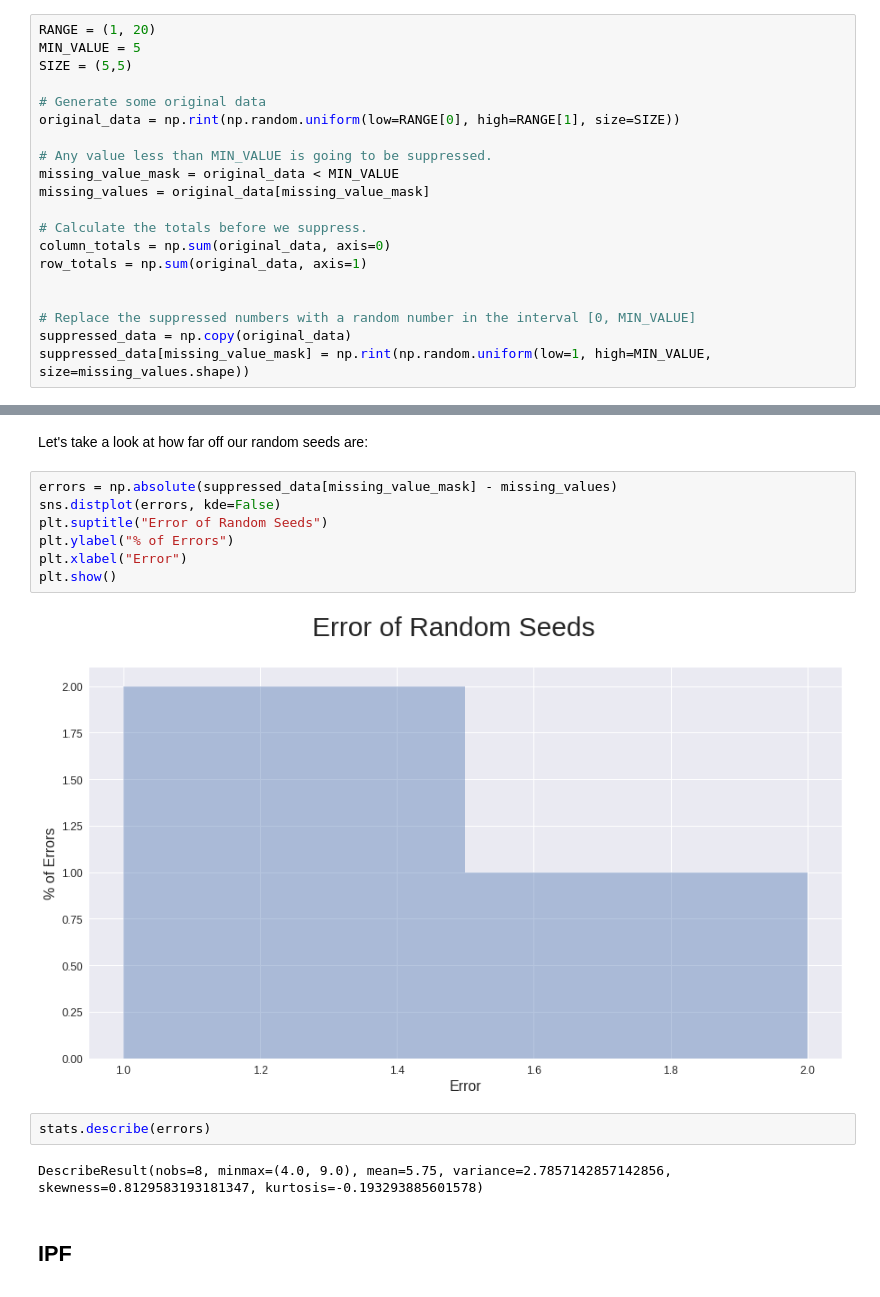
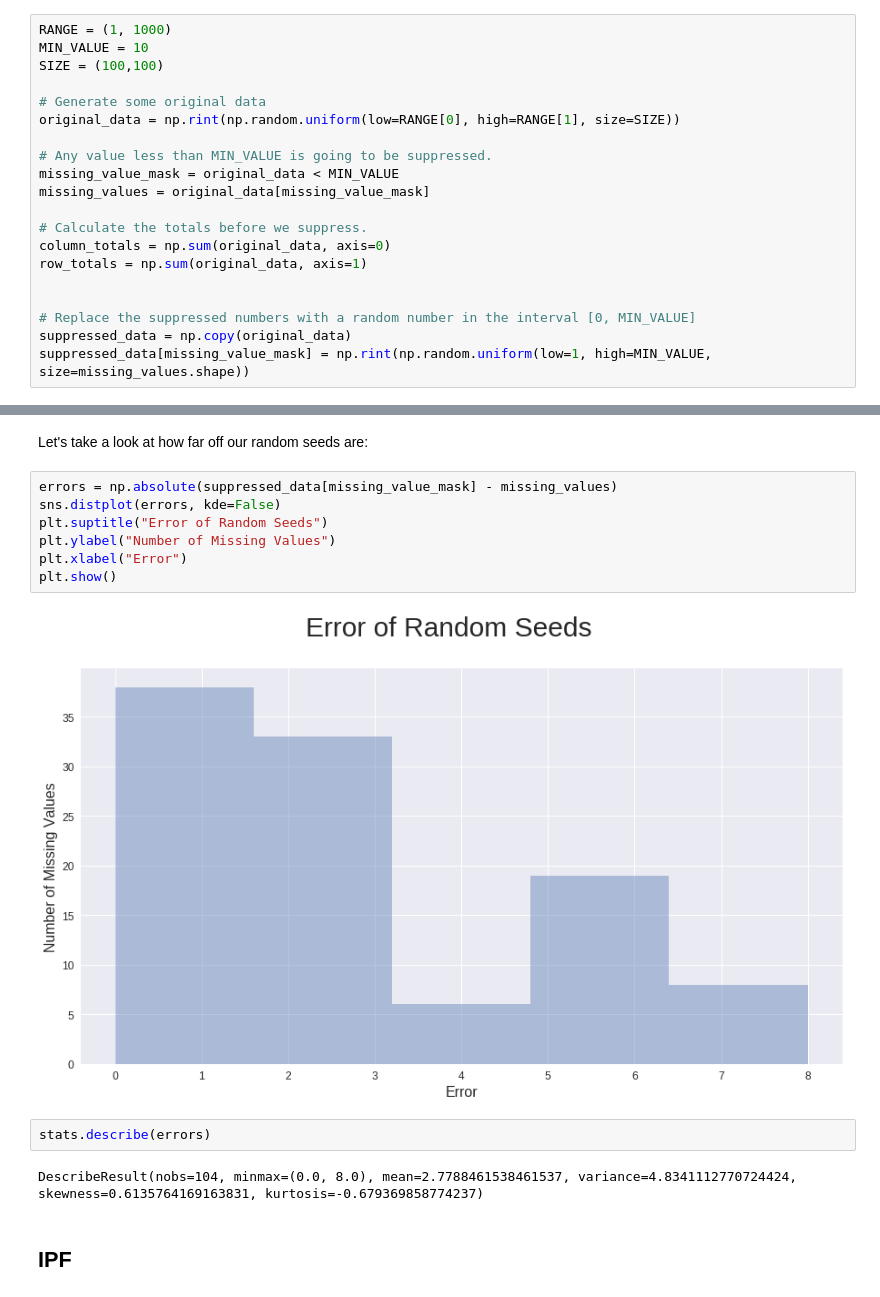
Before and after one commit to giokincade/ipf, a Jupyter notebook: notebooks/Iterative Proportional Fitting.ipynb, the cells around one changed output, grey strips where cells are left out. Saved outputs shown, nothing was run; the diff lists cells and outputs as text.

```diff
--- a/notebooks/Iterative Proportional Fitting.ipynb
+++ b/notebooks/Iterative Proportional Fitting.ipynb
@@ -33,9 +33,9 @@ plt.rc('figure', titlesize=BIGGER_SIZE, figsize=(15,8))  # fontsize of the figur
 
 First we'll generate some data, and for any data that is lower than some minimum threshold, we'll replace it with a random seed:
 # %%
-RANGE = (1, 20)
-MIN_VALUE = 5
-SIZE = (5,5)
+RANGE = (1, 1000)
+MIN_VALUE = 10
+SIZE = (100,100)
 
 # Generate some original data
 original_data = np.rint(np.random.uniform(low=RANGE[0], high=RANGE[1], size=SIZE))
@@ -63,16 +74,16 @@ Let's take a look at how far off our random seeds are:
 # %%
 errors = np.absolute(suppressed_data[missing_value_mask] - missing_values)
 sns.distplot(errors, kde=False)
 plt.suptitle("Error of Random Seeds")
-plt.ylabel("% of Errors")
+plt.ylabel("Number of Missing Values")
 plt.xlabel("Error")
 plt.show()
 # %% [output]
-[figure, old version]
+[figure, new version]
 # %%
 stats.describe(errors)
 # %% [output]
-DescribeResult(nobs=8, minmax=(4.0, 9.0), mean=5.75, variance=2.7857142857142856, skewness=0.8129583193181347, kurtosis=-0.193293885601578)
+DescribeResult(nobs=104, minmax=(0.0, 8.0), mean=2.7788461538461537, variance=4.8341112770724424, skewness=0.6135764169163831, kurtosis=-0.679369858774237)
 # %% [markdown]
 ## IPF
 # %%
```
Also changed, not shown: parts of 6 cells of this notebook.
